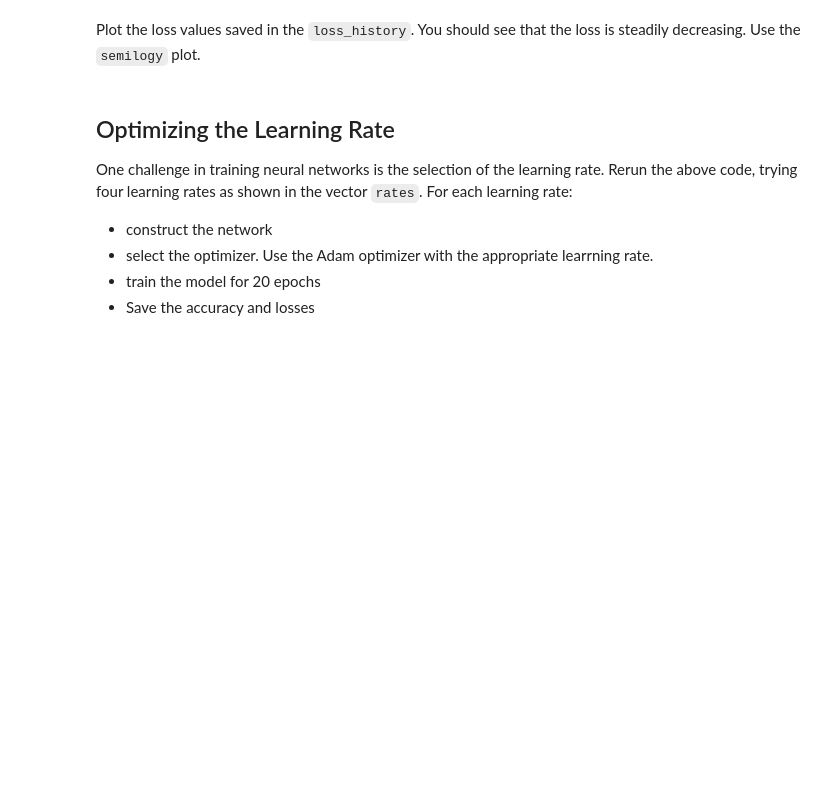
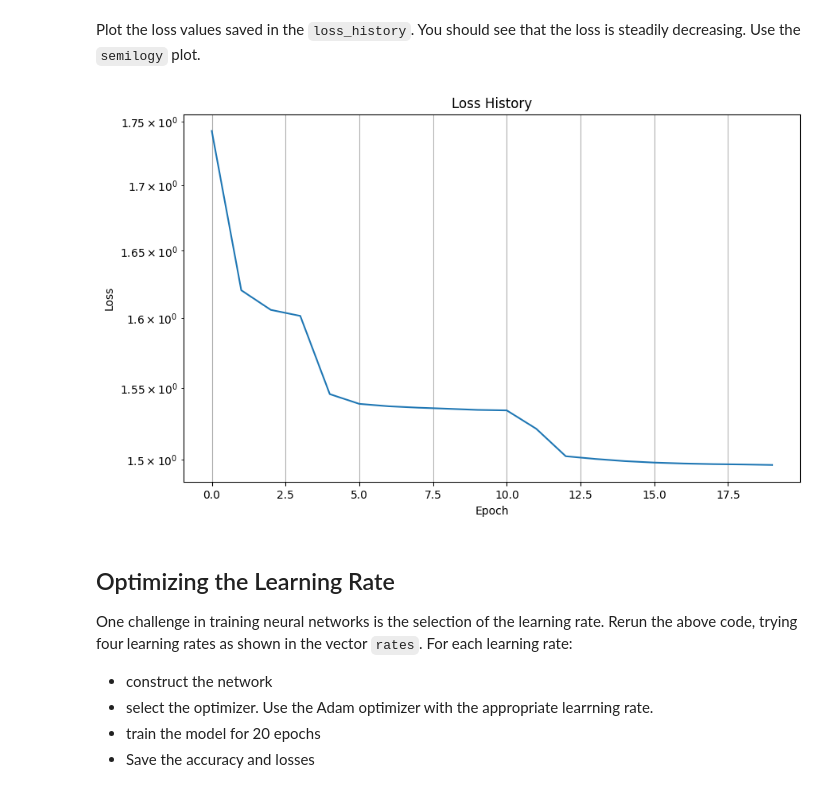
Before and after one commit to manovay/msml, a Jupyter notebook: unit09_neural/lab_music_partial.ipynb, the cells around one changed output. Saved outputs shown, nothing was run; the diff lists cells and outputs as text; code cells hidden in the pictures; blank space fills up the shorter version.

```diff
--- a/unit09_neural/lab_music_partial.ipynb
+++ b/unit09_neural/lab_music_partial.ipynb
@@ -217,3 +301,14 @@ Plot the loss values saved in the `loss_history`.  You should see that the loss
+# %%
+# TODO
+plt.figure(figsize=(10, 6))
+plt.semilogy(loss_history)
+plt.title('Loss History')
+plt.xlabel('Epoch')
+plt.ylabel('Loss')
+plt.grid(True)
+plt.show()
+# %% [output]
+[figure, added]
 # %% [markdown]
 ## Optimizing the Learning Rate
 
```
Also changed, not shown: parts of 14 cells of this notebook.
